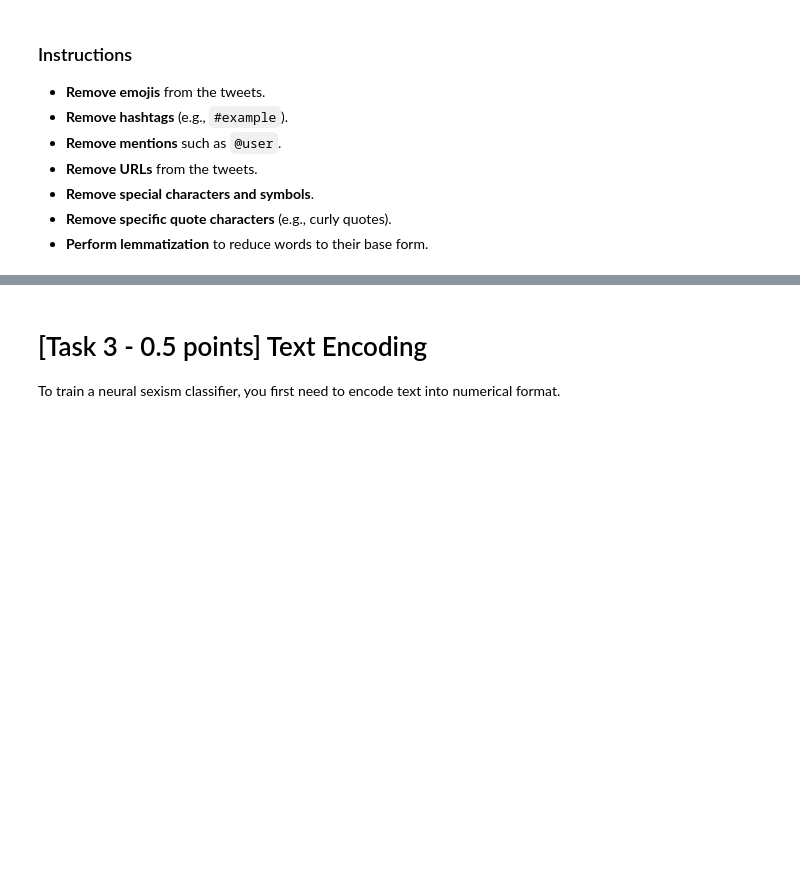
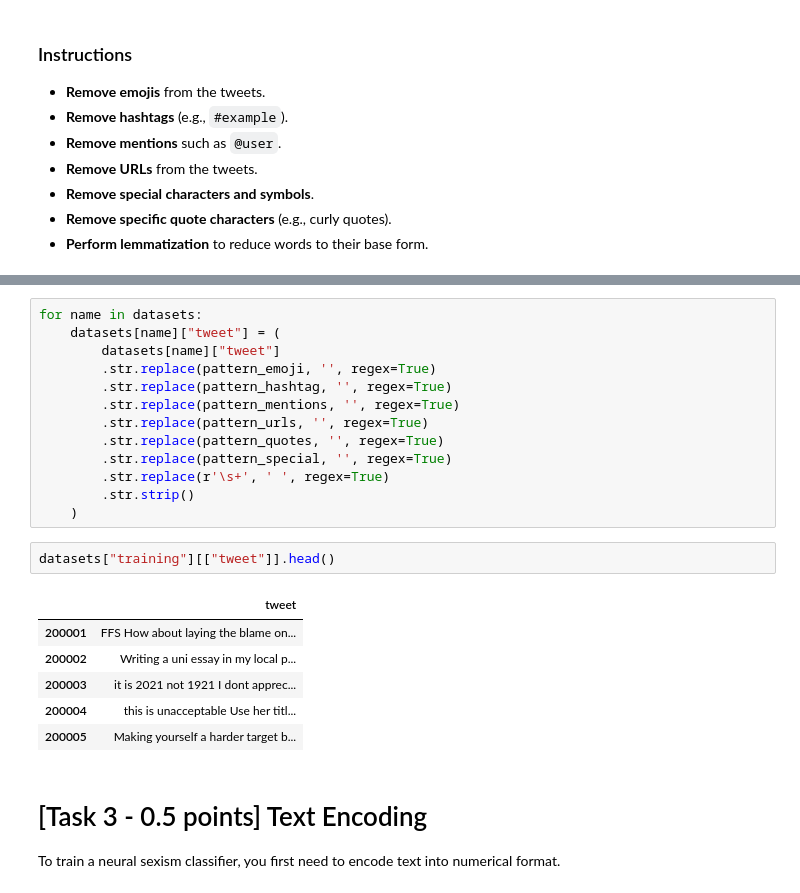
Before and after one commit to VirginiaFoschi/-NLP-2025-2026-A1, a Jupyter notebook: Assignment1-2526.ipynb, the cells around one changed output, grey strips where cells are left out. Drawn from its saved outputs; the diff is of its cells as text; blank space fills up the shorter version.

```diff
--- a/Assignment1-2526.ipynb
+++ b/Assignment1-2526.ipynb
@@ -246,3 +288,25 @@ In the context of tweets, we have noisy and informal data that often includes un
+# %%
+for name in datasets:
+    datasets[name]["tweet"] = (
+        datasets[name]["tweet"]
+        .str.replace(pattern_emoji, '', regex=True)
+        .str.replace(pattern_hashtag, '', regex=True)
+        .str.replace(pattern_mentions, '', regex=True)
+        .str.replace(pattern_urls, '', regex=True)
+        .str.replace(pattern_quotes, '', regex=True)
+        .str.replace(pattern_special, '', regex=True)
+        .str.replace(r'\s+', ' ', regex=True)
+        .str.strip()
+    )
+# %%
+datasets["training"][["tweet"]].head()
+# %% [output]
+|  | tweet |
+| 200001 | FFS How about laying the blame on... |
+| 200002 | Writing a uni essay in my local p... |
+| 200003 | it is 2021 not 1921 I dont apprec... |
+| 200004 | this is unacceptable Use her titl... |
+| 200005 | Making yourself a harder target b... |
 # %% [markdown]
 # [Task 3 - 0.5 points] Text Encoding
 To train a neural sexism classifier, you first need to encode text into numerical format.
```
Also changed, not shown: parts of 3 cells of this notebook.
